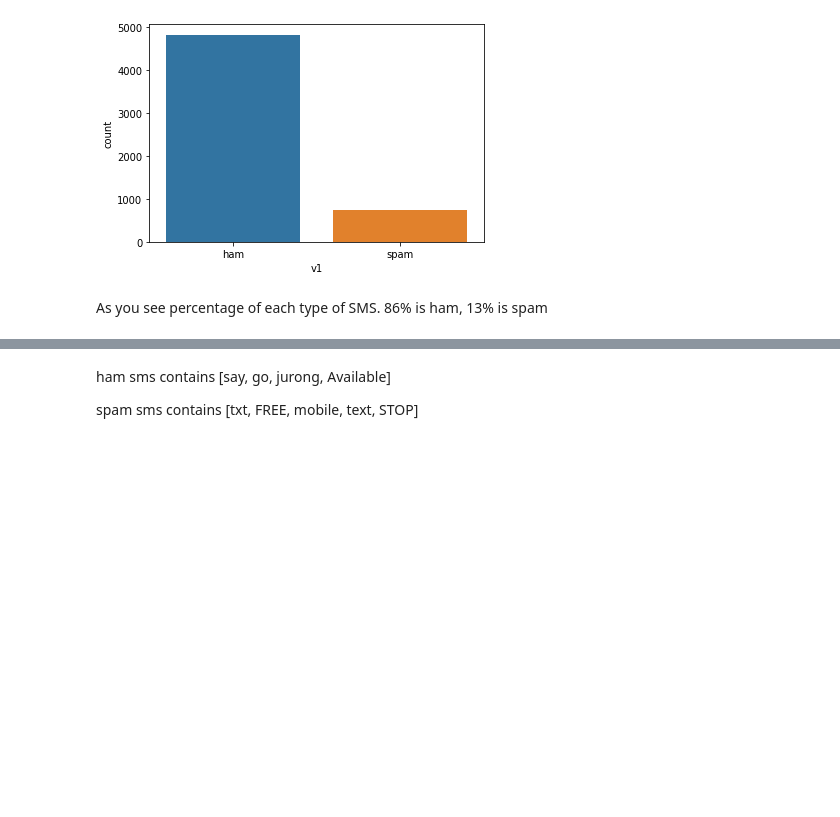
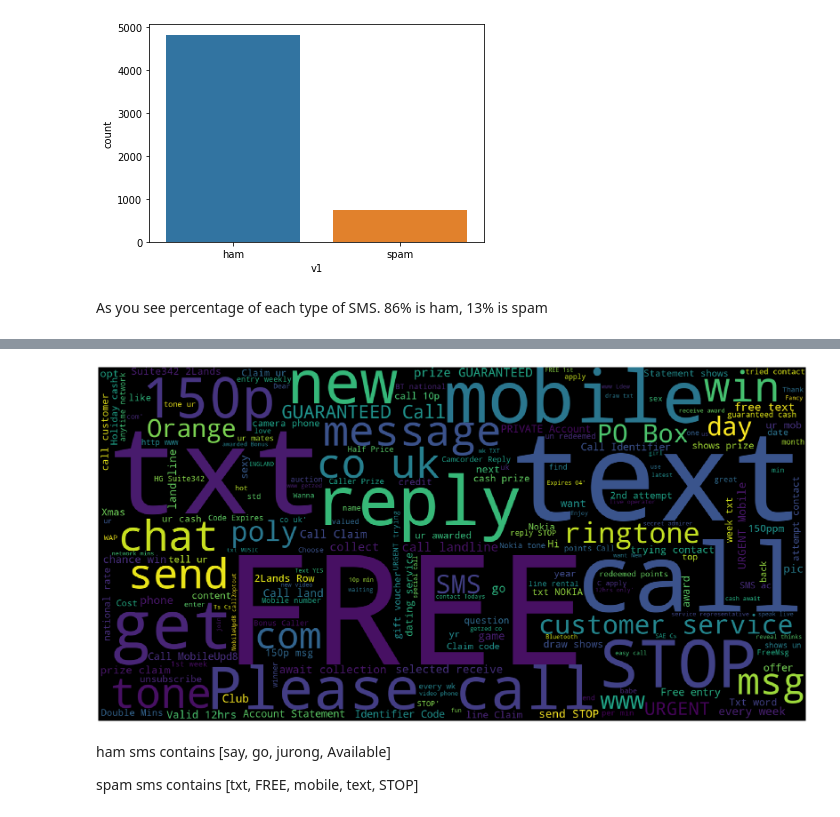
Before and after one commit to atsushii/Football_game_prediction, a Jupyter notebook: spam_classification.ipynb, the cells around one changed output, grey strips where cells are left out. Cells and saved outputs as stored; diff of their text form; code cells hidden in the pictures; blank space fills up the shorter version.

```diff
--- a/spam_classification.ipynb
+++ b/spam_classification.ipynb
@@ -84,14 +84,16 @@ NameError: name 'stop_word' is not defined
 # %%
 # plot spam
 word_cloud = WordCloud(width=2000,
                                             height=1000,
                                             background_color="black",
-                                            stopwords=stop_word).generate(str(df[df["v1"]=="spam"]["v2"].values))
+                                            stopwords=stop_words).generate(str(df[df["v1"]=="spam"]["v2"].values))
 
 fig = plt.figure(figsize = (40, 30))
 plt.imshow(word_cloud)
 plt.axis("off")
 plt.show()
+# %% [output]
+[figure, added]
 # %% [markdown]
 ham sms contains [say, go, jurong, Available]
 
```
Also changed, not shown: parts of 14 cells of this notebook.
